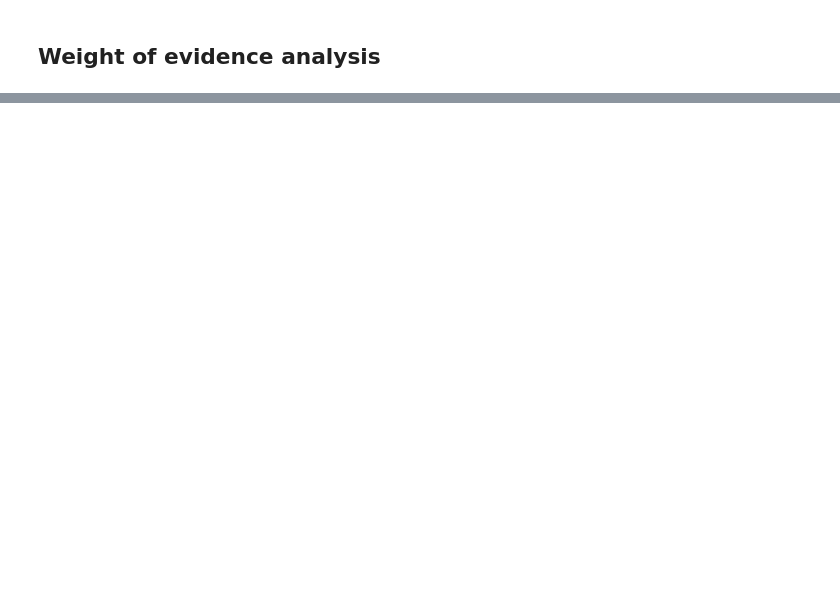
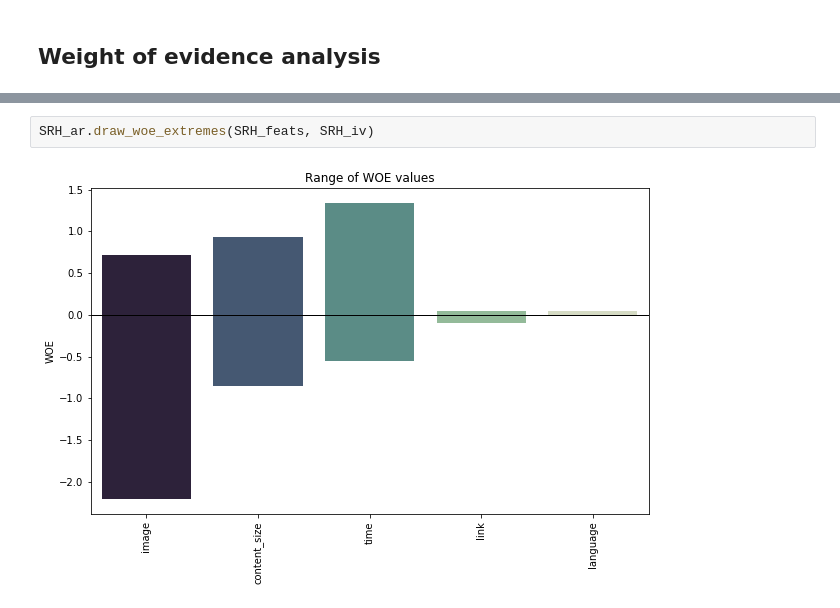
Before and after one commit to yonycherkos/SRH-GBV, a Jupyter notebook: code/SRH_GBV_analysis.ipynb, the cells around one changed output, grey strips where cells are left out. Drawn from its saved outputs; the diff is of its cells as text; blank space fills up the shorter version.

```diff
--- a/code/SRH_GBV_analysis.ipynb
+++ b/code/SRH_GBV_analysis.ipynb
@@ -501,0 +526,4 @@ woe_df[woe_df["sub_topics"] == "content_size"]
+# %%
+SRH_ar.draw_woe_extremes(SRH_feats, SRH_iv)
+# %% [output]
+[figure, added]
```
Also changed, not shown: parts of 90 cells of this notebook, 19 other files.
